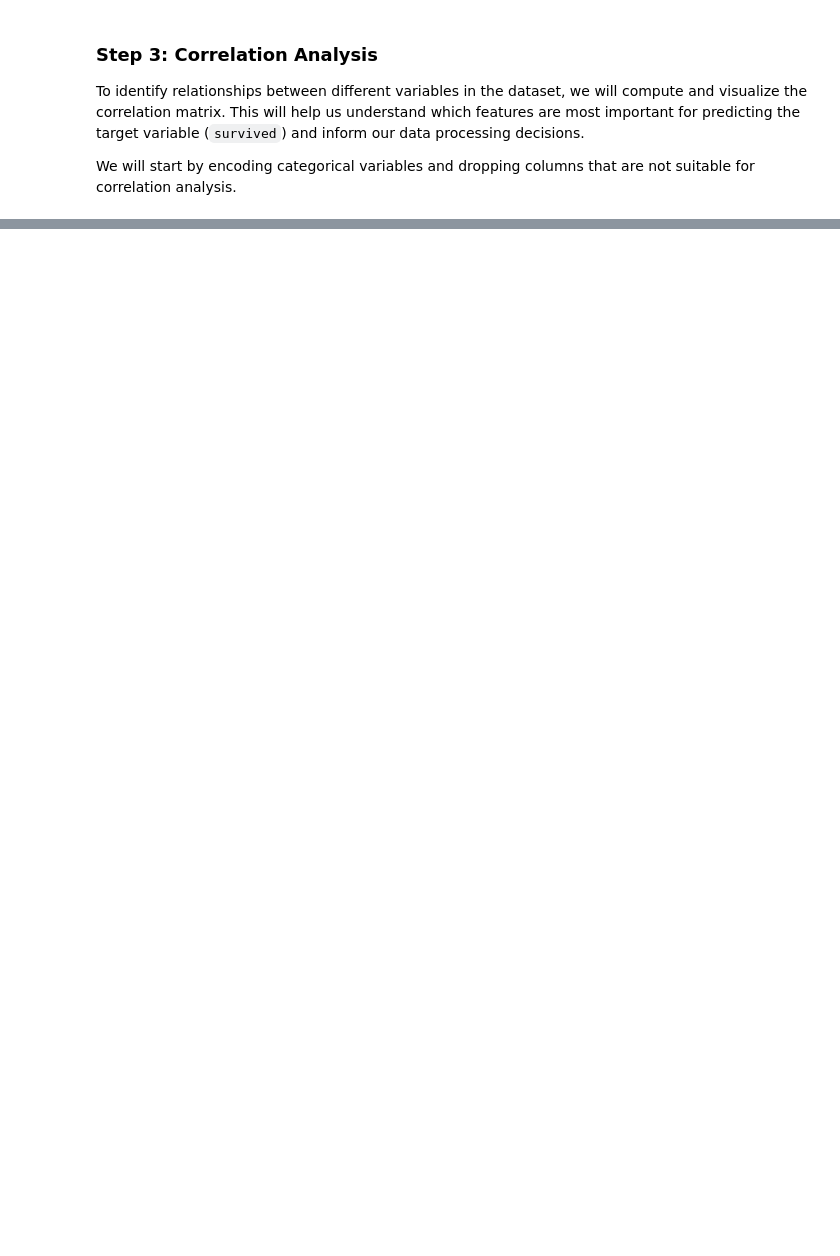
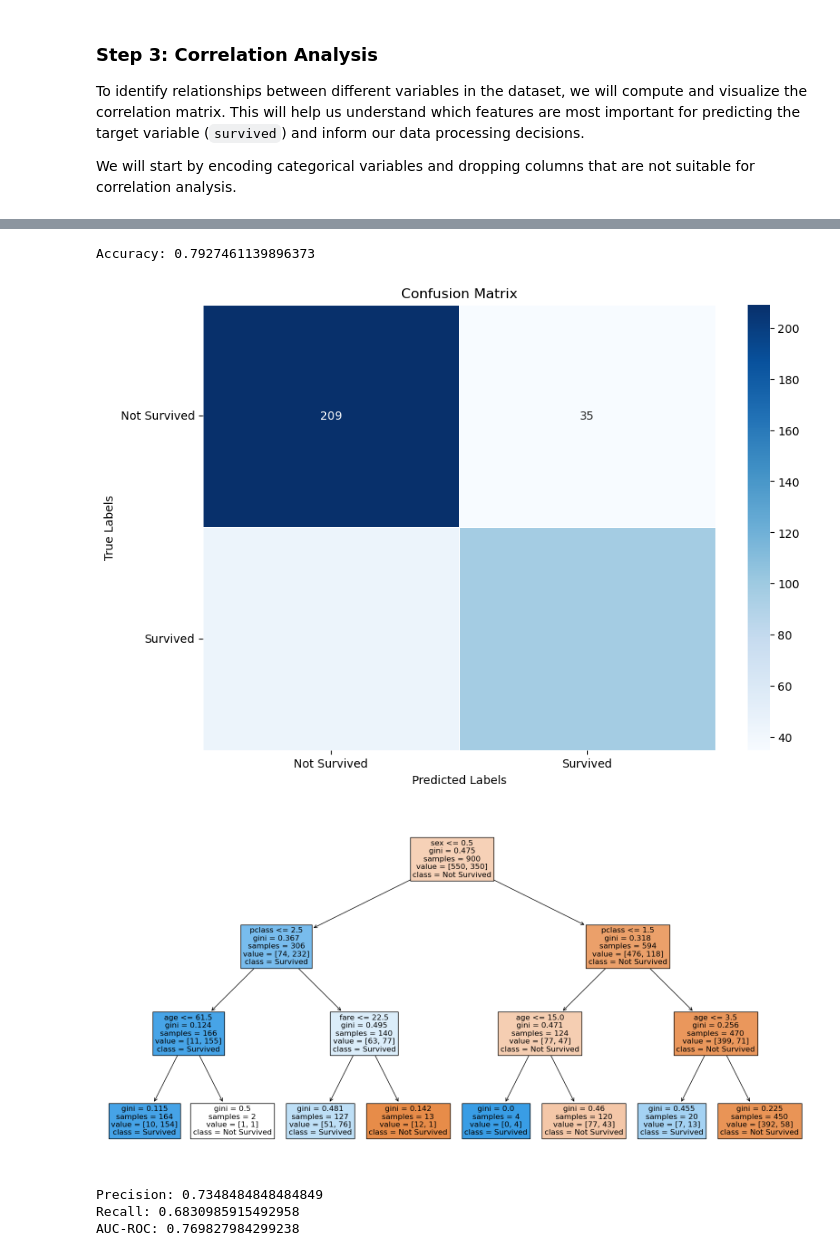
Before and after one commit to GoncaloMatias1/AI-Project_2, a Jupyter notebook: Project-2/src/titanic_analysis.ipynb, the cells around one changed output, grey strips where cells are left out. Cells and saved outputs as stored; diff of their text form; code cells hidden in the pictures; blank space fills up the shorter version.

Commit message:
decision trees almost concluded

```diff
--- a/Project-2/src/titanic_analysis.ipynb
+++ b/Project-2/src/titanic_analysis.ipynb
@@ -473,9 +474,10 @@ To ensure our dataset is ready for modeling, we need to handle outliers and miss
 # %%
-#We substituted missing values with the median for the 'age' column and with 0 for the 'fare' column.
+# We substituted missing values with the median for the 'age' column and with 0 for the 'fare' column.
 df.loc[:, 'age'] = df['age'].fillna(df['age'].median())
 df.loc[:, 'fare'] = df['fare'].fillna(0)
 
-# Exibir as primeiras linhas para confirmar as alterações
-print(df.head())f.loc[:, 'age'] = df['age'].fillna(df['age'].median())
+# Exhibit as primeiras linhas para confirmar as alterações
+print(df.head())  # Correctly separate this line with a new line or a semicolon
+df.loc[:, 'age'] = df['age'].fillna(df['age'].median())
 df.loc[:, 'fare'] = df['fare'].fillna(0)
 # %% [output]
@@ -483,4 +490,7 @@ SyntaxError: invalid syntax (3115431060.py, line 6)
-# %%
-# We converted the 'sex' column to binary values
-
-df['sex'] = df['sex'].map({'male': 1, 'female': 0}).astype(float)
+# %%
+# Round 'age' and 'fare' columns to 0 decimal places
+df['age'] = df['age'].round(0).astype(float)
+df['fare'] = df['fare'].round(0).astype(float)
+
+# Print the first few rows to confirm the changes
+print(df.head())
@@ -486,0 +504,61 @@ df['sex'] = df['sex'].map({'male': 1, 'female': 0}).astype(float)
+# %%
+import pandas as pd
+import numpy as np
+import matplotlib.pyplot as plt
+import seaborn as sns
+from sklearn.tree import DecisionTreeClassifier
+from sklearn.model_selection import train_test_split
+from sklearn import metrics
+from sklearn.tree import plot_tree
+
+# Assuming 'df' is already loaded and prepared with the necessary preprocessing
+X = df.drop(columns=['survived'])
+y = df['survived']
+
+# Split dataset into training set and test set
+X_train, X_test, y_train, y_test = train_test_split(X, y, test_size=0.3, random_state=1)  # 70% training and 30% test
+
+# Create Decision Tree classifier object
+clf = DecisionTreeClassifier(max_depth=3)
+
+# Train Decision Tree Classifier
+clf = clf.fit(X_train, y_train)
+
+# Predict the response for test dataset
+y_pred = clf.predict(X_test)
+
+# Model Accuracy, how often is the classifier correct?
+print("Accuracy:", metrics.accuracy_score(y_test, y_pred))
+
+# Confusion Matrix
+conf_matrix = metrics.confusion_matrix(y_test, y_pred)
+plt.figure(figsize=(10, 7))
+sns.heatmap(conf_matrix, annot=True, fmt="d", cmap="Blues", linewidths=.5)
+plt.title('Confusion Matrix')
+plt.ylabel('True Labels')
+plt.xlabel('Predicted Labels')
+plt.xticks([0.5, 1.5], ['Not Survived', 'Survived'])  # Center the labels between the ticks
+plt.yticks([0.5, 1.5], ['Not Survived', 'Survived'], rotation=0, va="center")  # Rotate y labels to horizontal and center vertically
+plt.show()
+
+# Plotting the Decision Tree
+plt.figure(figsize=(20,10))
+plot_tree(clf, filled=True, feature_names=X.columns, class_names=['Not Survived', 'Survived'], fontsize=12)
+plt.show()
+
+# Calculate Precision and Recall
+precision = metrics.precision_score(y_test, y_pred)
+recall = metrics.recall_score(y_test, y_pred)
+print("Precision:", precision)
+print("Recall:", recall)
+
+# Compute AUC-ROC
+auc_roc = metrics.roc_auc_score(y_test, y_pred)
+print("AUC-ROC:", auc_roc)
+# %% [output]
+Accuracy: 0.7927461139896373
+[figure, added]
+[figure, added]
+Precision: 0.7348484848484849
+Recall: 0.6830985915492958
+AUC-ROC: 0.769827984299238
```
Also changed, not shown: parts of 18 cells of this notebook.
